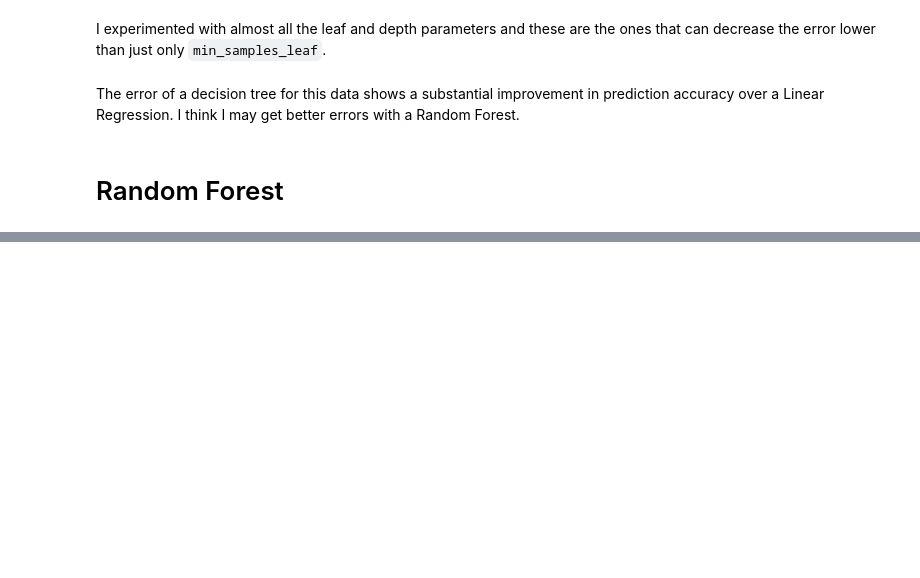
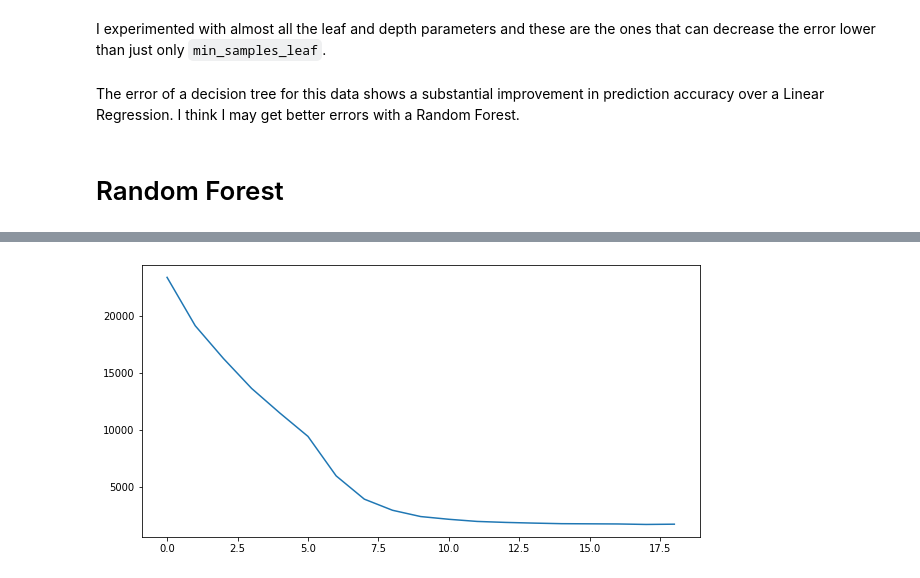
Before and after one commit to chouwwa/Predicting-Bicycle-Rentals, a Jupyter notebook: Predicting Bicycle Rentals.ipynb, the cells around one changed output, grey strips where cells are left out. Cells and saved outputs as stored; diff of their text form; code cells hidden in the pictures; blank space fills up the shorter version.

```diff
--- a/Predicting Bicycle Rentals.ipynb
+++ b/Predicting Bicycle Rentals.ipynb
@@ -253,0 +282,14 @@ The error of a decision tree for this data shows a substantial improvement in pr
+# %%
+param_lim = [1000,1020]
+errors= []
+for i in range(param_lim[0], param_lim[1]):
+    rfr = RandomForestRegressor(max_depth=i)
+    results = fit_predict_mse(rfr, features, False)
+    errors.append(results[1])
+# %%
+plt.figure(figsize=(10,5))
+plt.plot(errors)
+
+plt.show()
+# %% [output]
+[figure, added]
```
Also changed, not shown: parts of 12 cells of this notebook.
